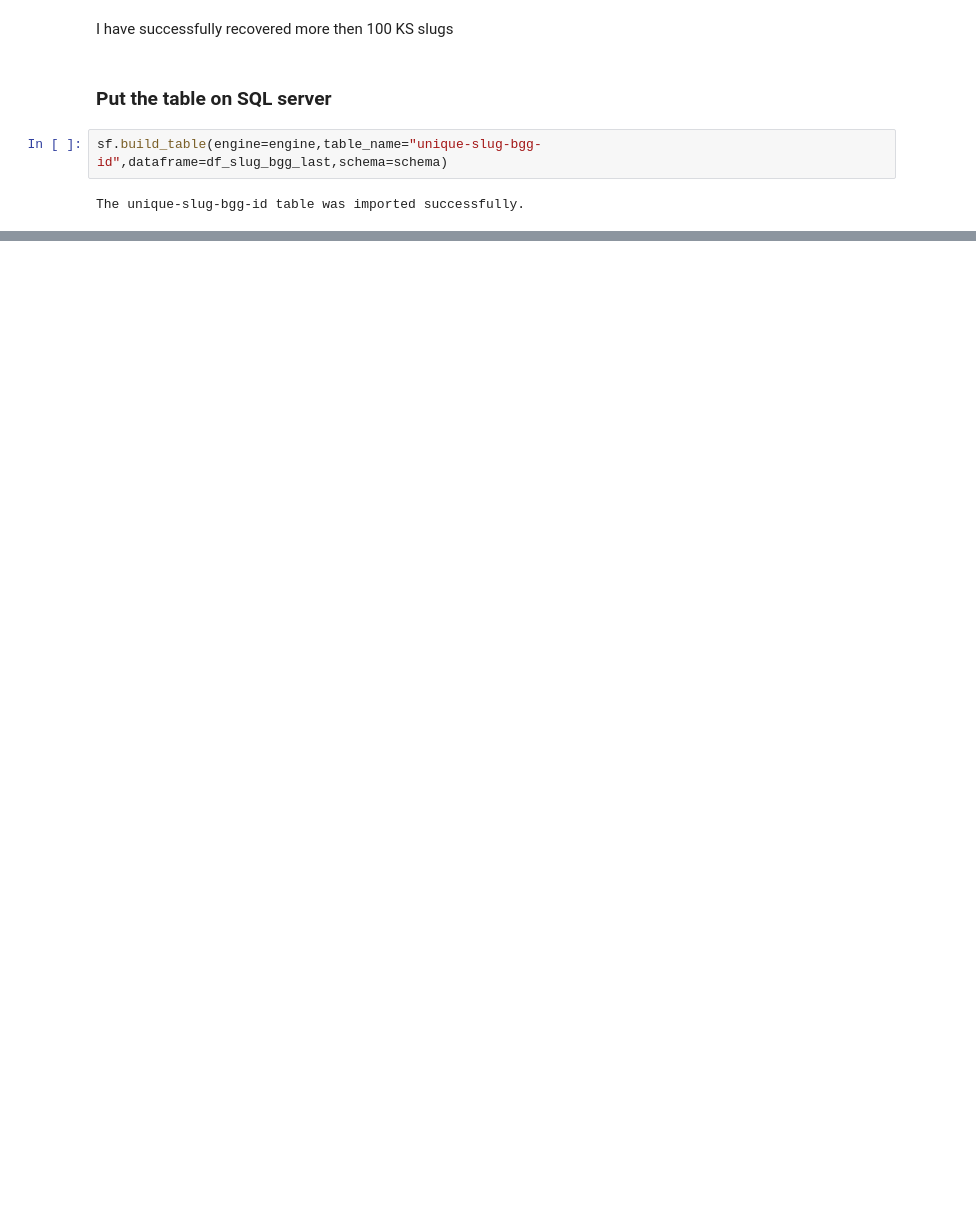
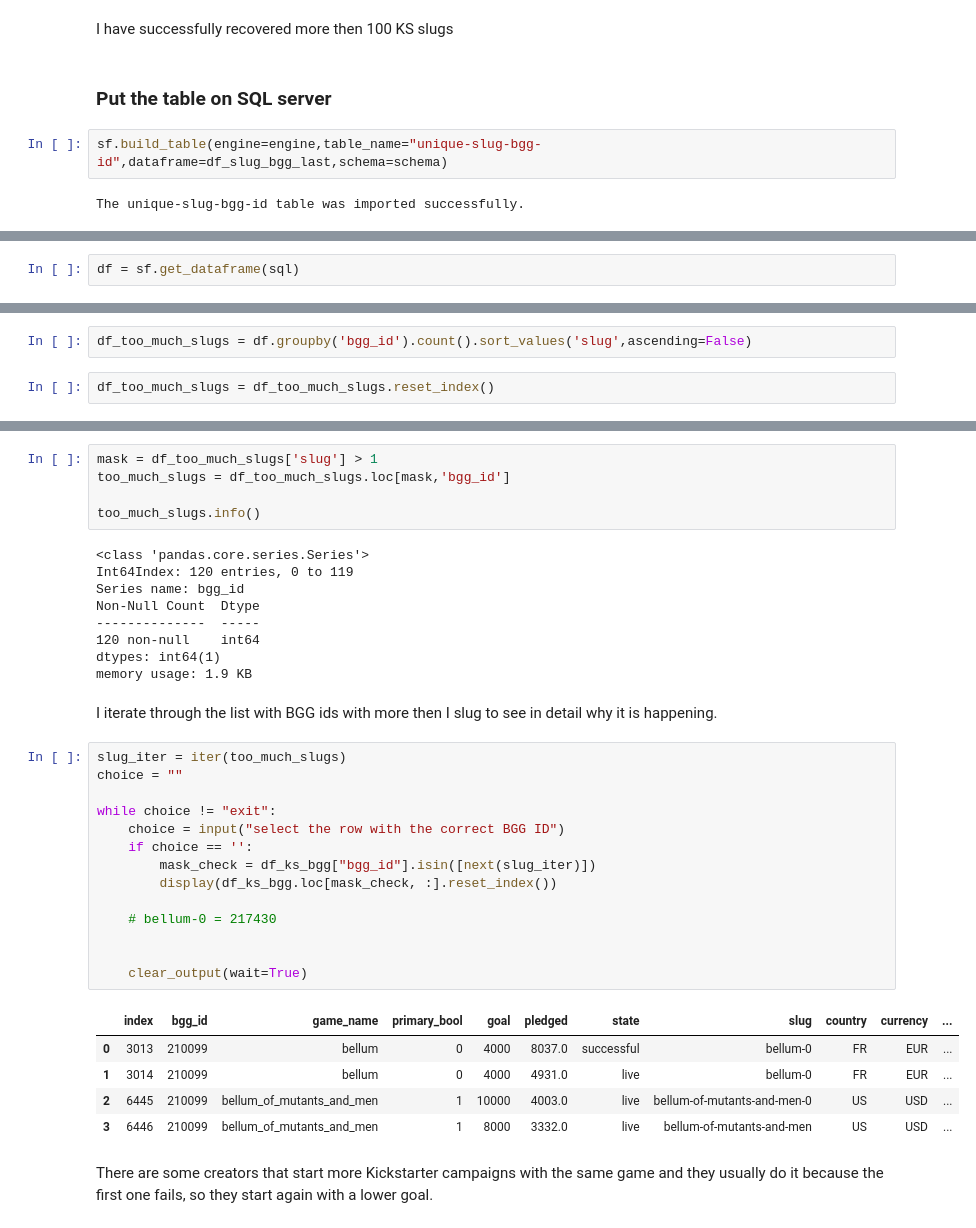
Before and after one commit to Daily-Lama-Capstone/Daily-Lama-Capstone, a Jupyter notebook: ks_slugs_to_bgg_ids.ipynb, the cells around one changed output, grey strips where cells are left out. Drawn from its saved outputs; the diff is of its cells as text; blank space fills up the shorter version.

```diff
--- a/ks_slugs_to_bgg_ids.ipynb
+++ b/ks_slugs_to_bgg_ids.ipynb
@@ -258,0 +363,2 @@ The unique-slug-bgg-id table was imported successfully.
+# %%
+df = sf.get_dataframe(sql)
@@ -258,0 +369,4 @@ The unique-slug-bgg-id table was imported successfully.
+# %%
+df_too_much_slugs = df.groupby('bgg_id').count().sort_values('slug',ascending=False)
+# %%
+df_too_much_slugs = df_too_much_slugs.reset_index()
@@ -258,0 +389,38 @@ The unique-slug-bgg-id table was imported successfully.
+# %%
+mask = df_too_much_slugs['slug'] > 1
+too_much_slugs = df_too_much_slugs.loc[mask,'bgg_id']
+
+too_much_slugs.info()
+# %% [output]
+<class 'pandas.core.series.Series'>
+Int64Index: 120 entries, 0 to 119
+Series name: bgg_id
+Non-Null Count  Dtype
+--------------  -----
+120 non-null    int64
+dtypes: int64(1)
+memory usage: 1.9 KB
+# %% [markdown]
+I iterate through the list with BGG ids with more then I slug to see in detail why it is happening.
+# %%
+slug_iter = iter(too_much_slugs)
+choice = ""
+
+while choice != "exit":
+    choice = input("select the row with the correct BGG ID")
+    if choice == '':
+        mask_check = df_ks_bgg["bgg_id"].isin([next(slug_iter)])
+        display(df_ks_bgg.loc[mask_check, :].reset_index())
+
+    # bellum-0 = 217430
+
+
+    clear_output(wait=True)
+# %% [output]
+|  | index | bgg_id | game_name | primary_bool | goal | pledged | state | slug | country | currency | ... |
+| 0 | 3013 | 210099 | bellum | 0 | 4000 | 8037.0 | successful | bellum-0 | FR | EUR | ... |
+| 1 | 3014 | 210099 | bellum | 0 | 4000 | 4931.0 | live | bellum-0 | FR | EUR | ... |
+| 2 | 6445 | 210099 | bellum_of_mutants_and_men | 1 | 10000 | 4003.0 | live | bellum-of-mutants-and-men-0 | US | USD | ... |
+| 3 | 6446 | 210099 | bellum_of_mutants_and_men | 1 | 8000 | 3332.0 | live | bellum-of-mutants-and-men | US | USD | ... |
+# %% [markdown]
+There are some creators that start more Kickstarter campaigns with the same game and they usually do it because the first one fails, so they start again with a lower goal.
```
Also changed, not shown: parts of 11 cells of this notebook, 1 other file.
